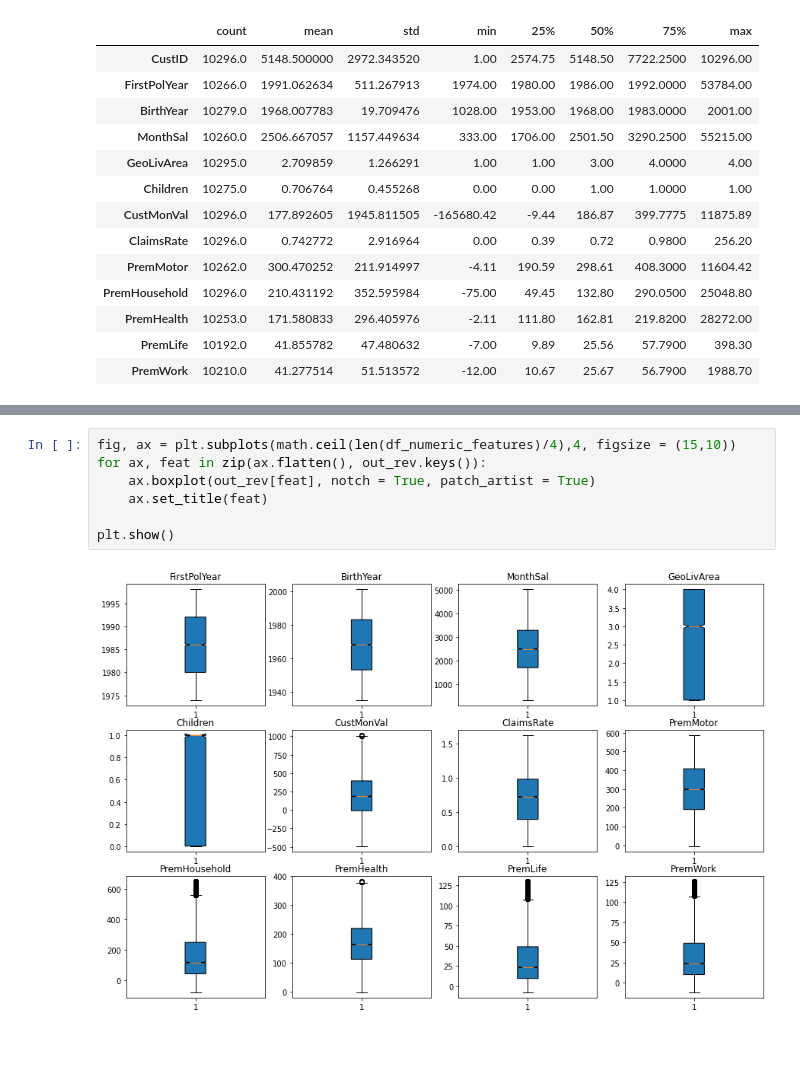
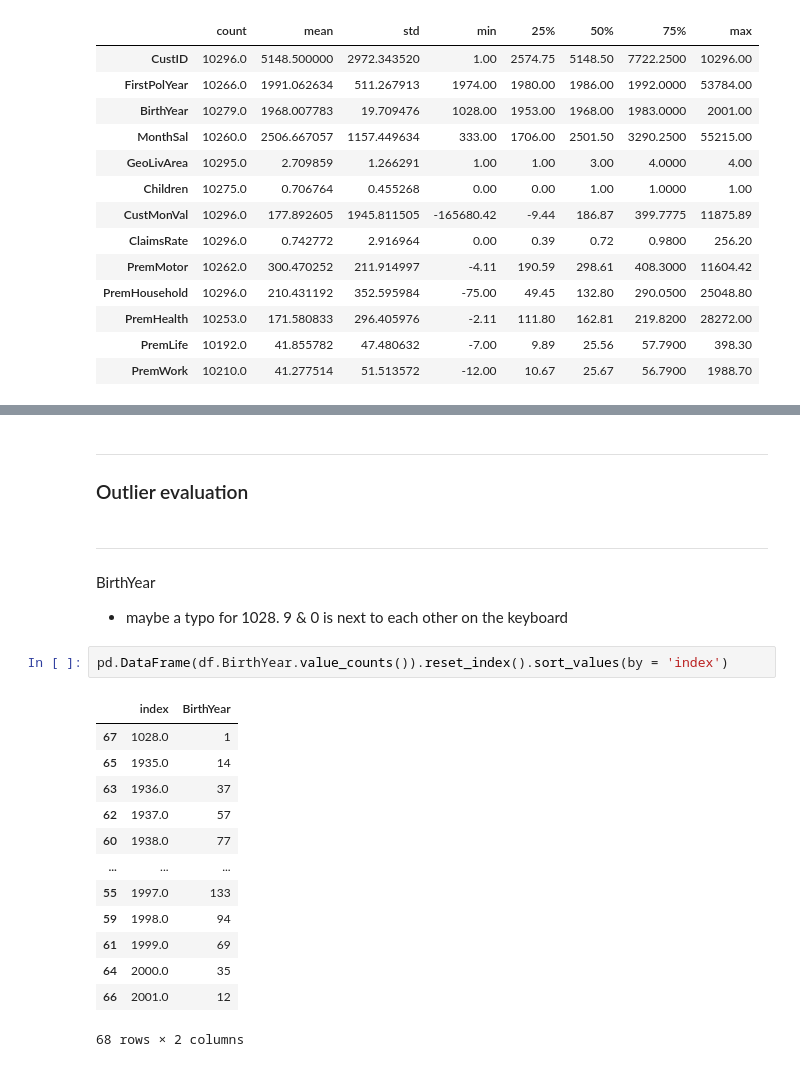
Before and after one commit to lstk44/A2ZInsuranceNOVA, a Jupyter notebook: A2ZInsuranceNotebook.ipynb, the cells around one changed output, grey strips where cells are left out. Cells and saved outputs as stored; diff of their text form.

```diff
--- a/A2ZInsuranceNotebook.ipynb
+++ b/A2ZInsuranceNotebook.ipynb
@@ -203,9 +226,23 @@ plt.show()
-# %%
-fig, ax = plt.subplots(math.ceil(len(df_numeric_features)/4),4, figsize = (15,10))
-for ax, feat in zip(ax.flatten(), out_rev.keys()):
-    ax.boxplot(out_rev[feat], notch = True, patch_artist = True)
-    ax.set_title(feat)
-
-plt.show()
-# %% [output]
-[figure, removed]
+# %% [markdown]
+---
+### Outlier evaluation
+# %% [markdown]
+---
+BirthYear
+- maybe a typo for 1028. 9 & 0 is next to each other on the keyboard
+# %%
+pd.DataFrame(df.BirthYear.value_counts()).reset_index().sort_values(by = 'index')
+# %% [output]
+|  | index | BirthYear |
+| 67 | 1028.0 | 1 |
+| 65 | 1935.0 | 14 |
+| 63 | 1936.0 | 37 |
+| 62 | 1937.0 | 57 |
+| 60 | 1938.0 | 77 |
+| ... | ... | ... |
+| 55 | 1997.0 | 133 |
+| 59 | 1998.0 | 94 |
+| 61 | 1999.0 | 69 |
+| 64 | 2000.0 | 35 |
+| 66 | 2001.0 | 12 |
+68 rows × 2 columns
```
Also changed, not shown: parts of 14 cells of this notebook.
